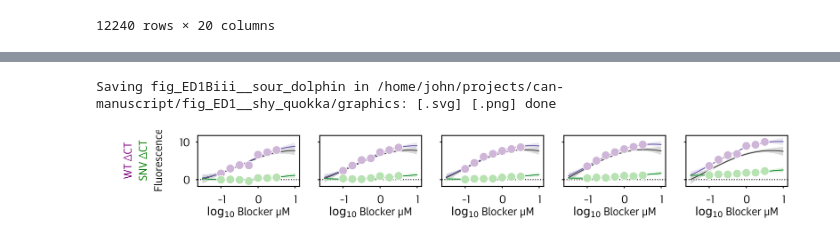
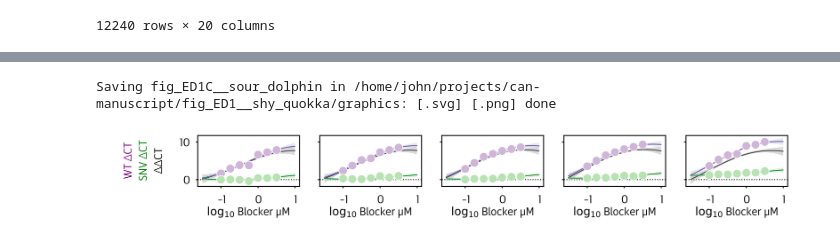
Before and after one commit to JohnGoertz/can-manuscript, a Jupyter notebook: fig_ED1__shy_quokka/code/fig_ED1C__sour_dolphin__BDA_optimization.ipynb, the cells around one changed output, grey strips where cells are left out. Cells and saved outputs as stored; diff of their text form; code cells hidden in the pictures.

```diff
--- a/fig_ED1__shy_quokka/code/fig_ED1C__sour_dolphin__BDA_optimization.ipynb
+++ b/fig_ED1__shy_quokka/code/fig_ED1C__sour_dolphin__BDA_optimization.ipynb
@@ -226,38 +226,38 @@ g.set_xlabels(r"$log_{10}$"+" Blocker μM", fontsize=labelsize, labelpad=0.5)
 
 ax.text(
     x=-0.325,
-    s='Fluorescence',
+    s='ΔΔCT',
     color = "k",
     **txt_kws
 )
 
 ax.text(
     x=-0.475,
     s='SNV ΔCT',
     color = "green",
     **txt_kws
 )
 
 ax.text(
     x=-0.625,
     s='WT ΔCT',
     color = "purple",
     **txt_kws
 )
 
 format_fig(
     fig,
     figsize=(width, height),
     mar_l=0.1,
     mar_r=0.02,
     mar_t=0.3,
     mar_b=2.15,
     wspace=0.2
 )
 
 plt.tight_layout()
 
 savefig(fig, alias="sour_dolphin")
 # %% [output]
-Saving fig_ED1Biii__sour_dolphin in /home/john/projects/can-manuscript/fig_ED1__shy_quokka/graphics: [.svg] [.png] done
+Saving fig_ED1C__sour_dolphin in /home/john/projects/can-manuscript/fig_ED1__shy_quokka/graphics: [.svg] [.png] done
-[figure, old version]
+[figure, new version]
```
Also changed, not shown: parts of 1 cell of this notebook, 5 other files.
